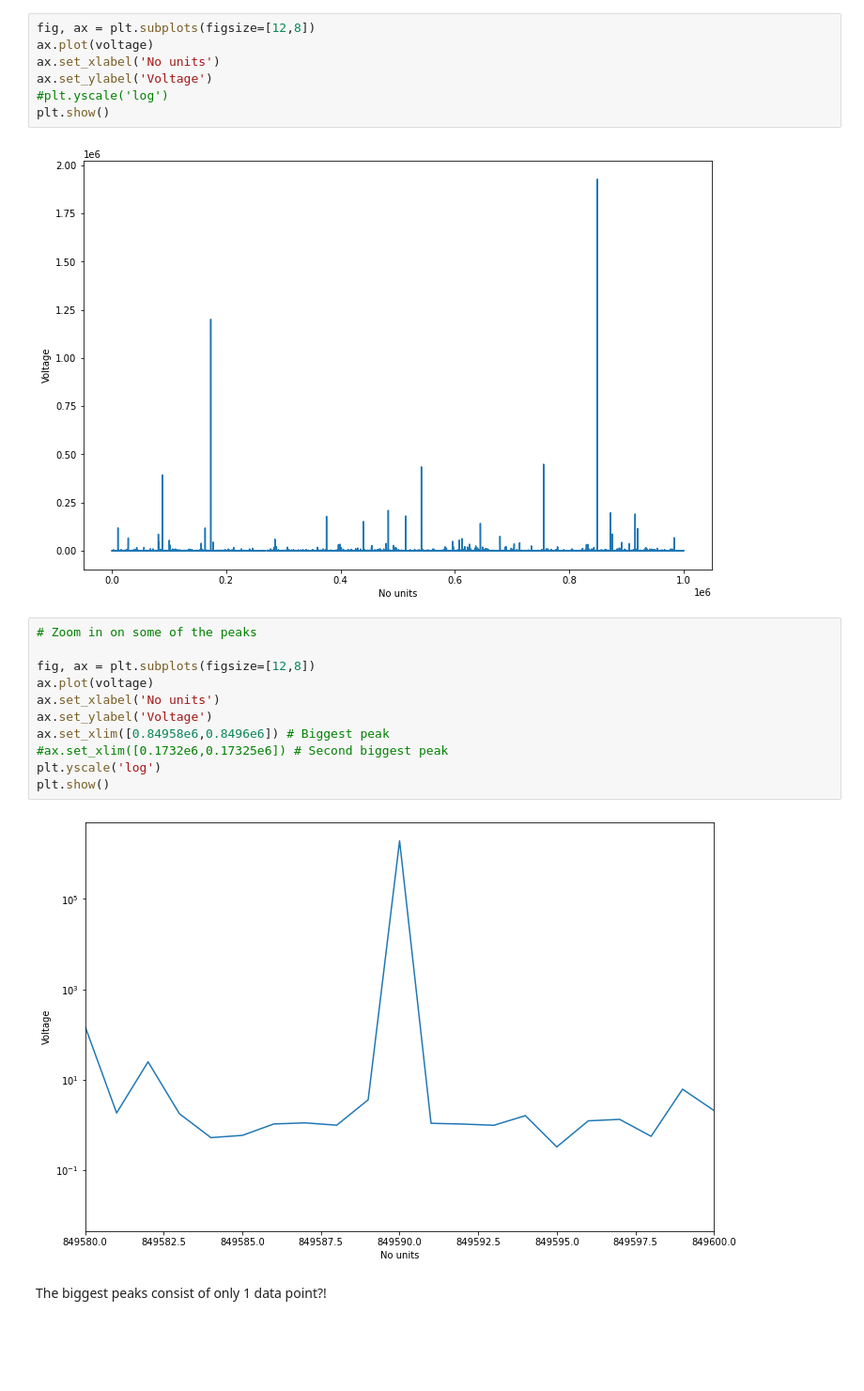
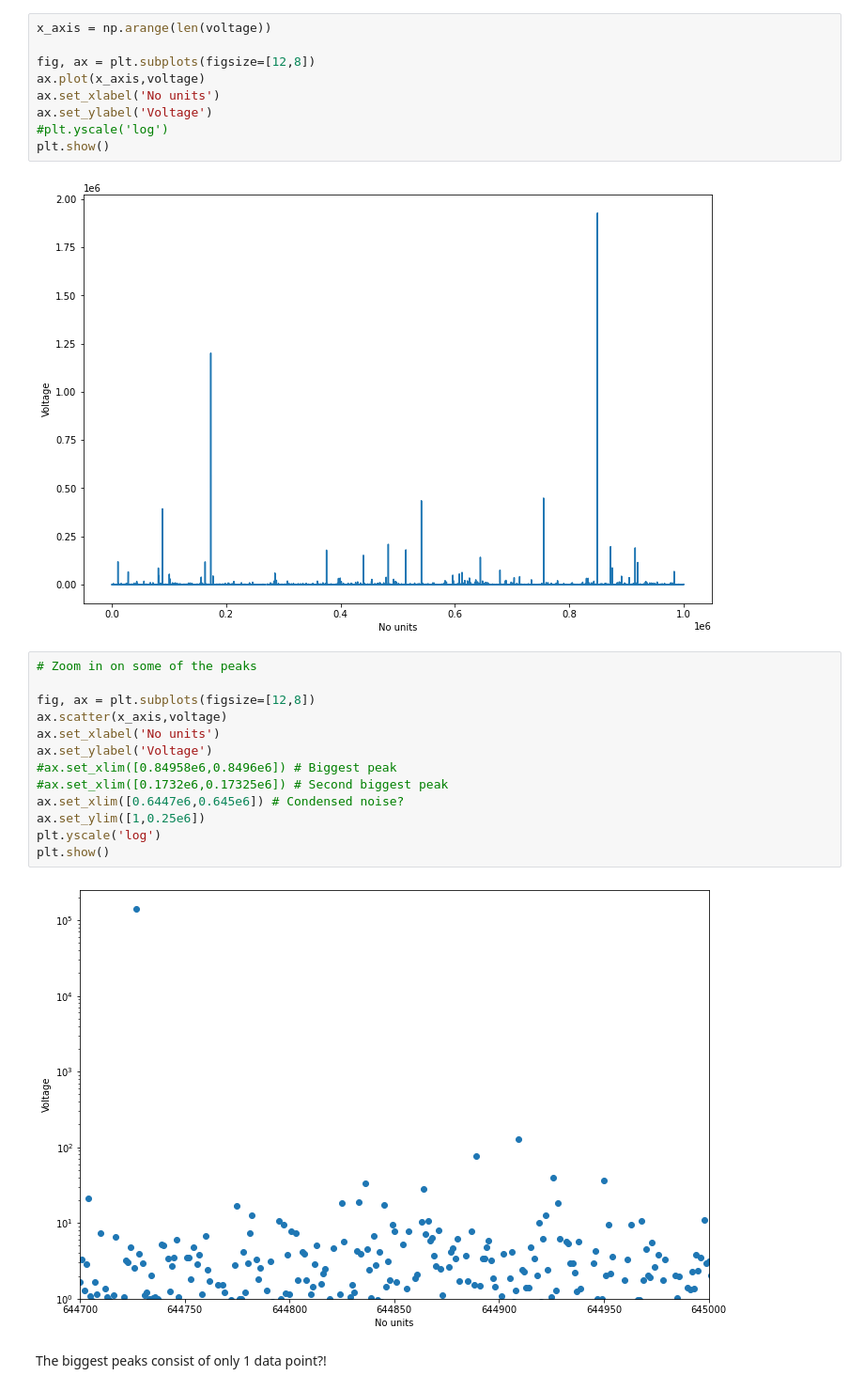
Before and after one commit to NathanvdBerg/AppStat-ProblemSet-2021, a Jupyter notebook: Problem 1.3.ipynb, the cells around one changed output. Shown: that part at 94% size. Cells and saved outputs as stored; diff of their text form; blank space fills up the shorter version.

```diff
--- a/Problem 1.3.ipynb
+++ b/Problem 1.3.ipynb
@@ -39,8 +39,10 @@ print(np.min(voltage))
 16.793095823228004
 -0.039321
 # %%
+x_axis = np.arange(len(voltage))
+
 fig, ax = plt.subplots(figsize=[12,8])
-ax.plot(voltage)
+ax.plot(x_axis,voltage)
 ax.set_xlabel('No units')
 ax.set_ylabel('Voltage')
 #plt.yscale('log')
@@ -50,15 +52,17 @@ plt.show()
 # %%
 # Zoom in on some of the peaks
 
 fig, ax = plt.subplots(figsize=[12,8])
-ax.plot(voltage)
+ax.scatter(x_axis,voltage)
 ax.set_xlabel('No units')
 ax.set_ylabel('Voltage')
-ax.set_xlim([0.84958e6,0.8496e6]) # Biggest peak
+#ax.set_xlim([0.84958e6,0.8496e6]) # Biggest peak
 #ax.set_xlim([0.1732e6,0.17325e6]) # Second biggest peak
+ax.set_xlim([0.6447e6,0.645e6]) # Condensed noise?
+ax.set_ylim([1,0.25e6])
 plt.yscale('log')
 plt.show()
 # %% [output]
-[figure, old version]
+[figure, new version]
 # %% [markdown]
 The biggest peaks consist of only 1 data point?!
```
Also changed, not shown: parts of 3 cells of this notebook, 5 other files.
